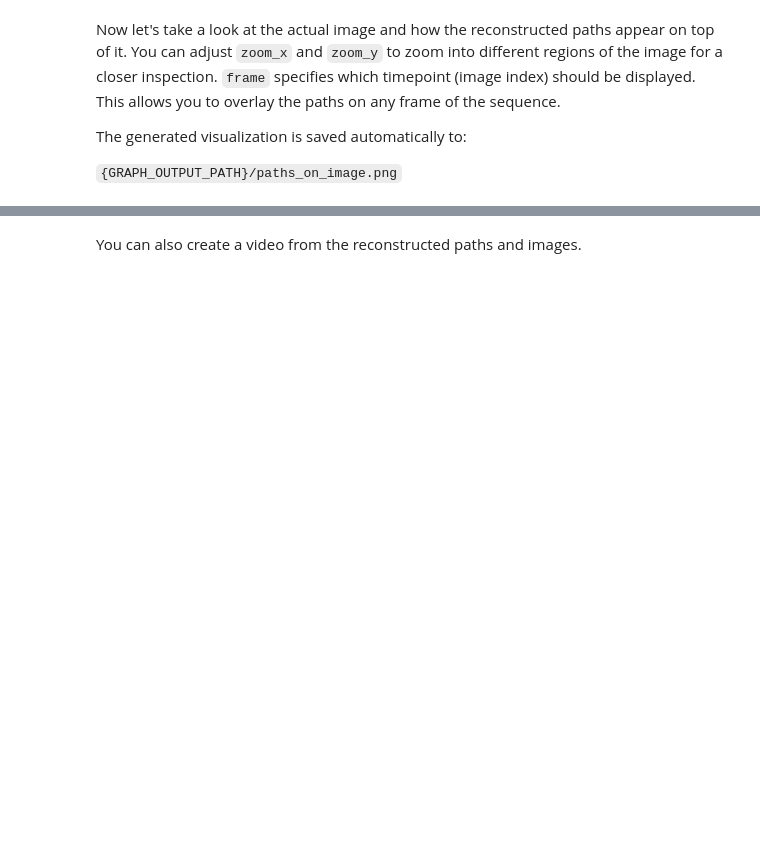
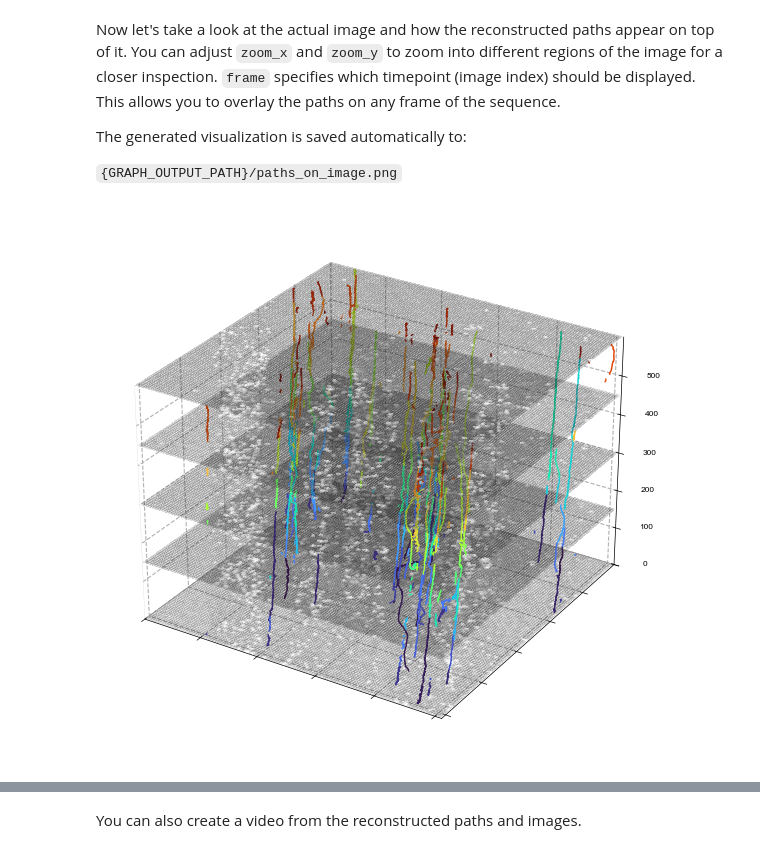
Before and after one commit to Gitinc/argus, a Jupyter notebook: notebooks/visualize_cell_tracks.ipynb, the cells around one changed output, grey strips where cells are left out. Cells and saved outputs as stored; diff of their text form; code cells hidden in the pictures; blank space fills up the shorter version.

```diff
--- a/notebooks/visualize_cell_tracks.ipynb
+++ b/notebooks/visualize_cell_tracks.ipynb
@@ -124,9 +131,11 @@ The generated visualization is saved automatically to:
 
 `{GRAPH_OUTPUT_PATH}/paths_on_image.png`
 # %%
-fig, ax = disp.plot_tracks_3d_with_image_planes(
-    images=np.array(images_unchanged),
-    tracks=dict_list,
-    plane_alpha = 0.5
-)
-fig.savefig(rf"{GRAPH_OUTPUT_PATH}/paths_3D.svg", bbox_inches="tight")
+#fig, ax = disp.plot_tracks_3d_with_image_planes(
+#    images=np.array(images_unchanged),
+#    tracks=dict_list,
+#    plane_alpha = 0.5
+#)
+#fig.savefig(rf"{GRAPH_OUTPUT_PATH}/paths_3D.svg", bbox_inches="tight")
+# %% [output]
+[figure, added]
```
Also changed, not shown: parts of 7 cells of this notebook, 7 other files.
